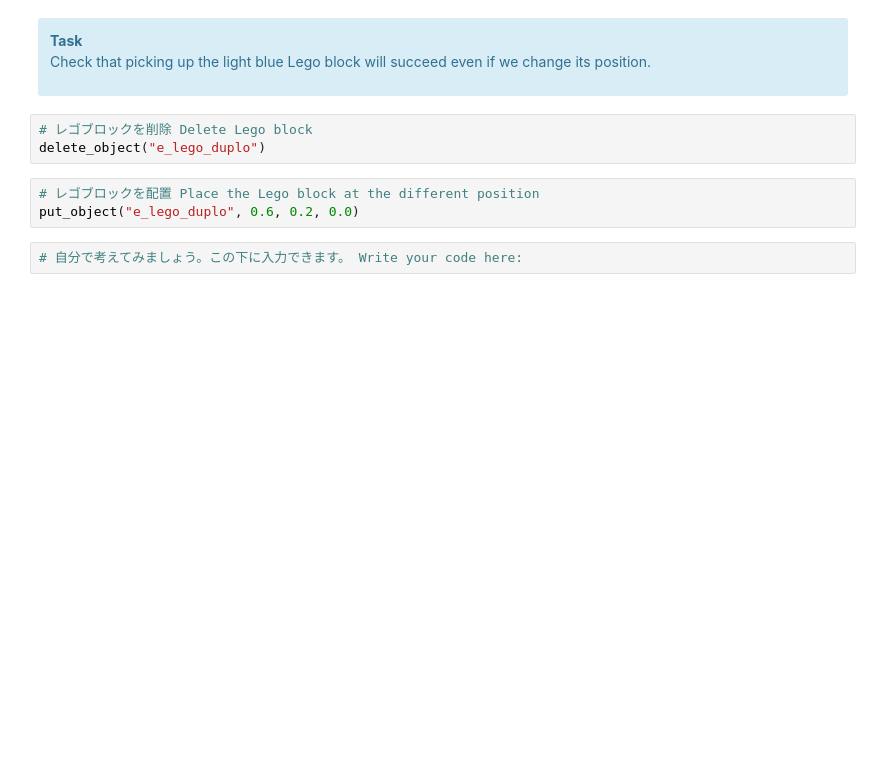
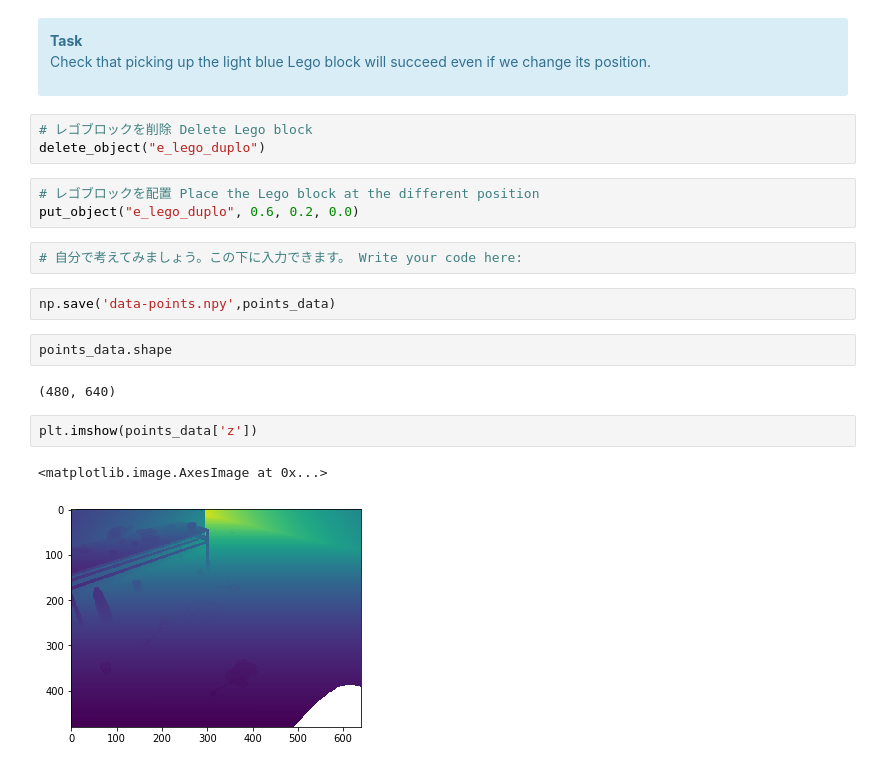
Before and after one commit to takeshi-pumas/takeshi_notebooks, a Jupyter notebook: notebooks/5_recognition_minimal_takeshi_edition.ipynb, the cells around one changed output. Drawn from its saved outputs; the diff is of its cells as text; blank space fills up the shorter version.

```diff
--- a/notebooks/5_recognition_minimal_takeshi_edition.ipynb
+++ b/notebooks/5_recognition_minimal_takeshi_edition.ipynb
@@ -307,3 +325,14 @@ delete_object("e_lego_duplo")
 put_object("e_lego_duplo", 0.6, 0.2, 0.0)
 # %%
 # 自分で考えてみましょう。この下に入力できます。 Write your code here:
+# %%
+np.save('data-points.npy',points_data)
+# %%
+points_data.shape
+# %% [output]
+(480, 640)
+# %%
+plt.imshow(points_data['z'])
+# %% [output]
+<matplotlib.image.AxesImage at 0x...>
+[figure, added]
```
Also changed, not shown: parts of 8 cells of this notebook, 2 other files.
